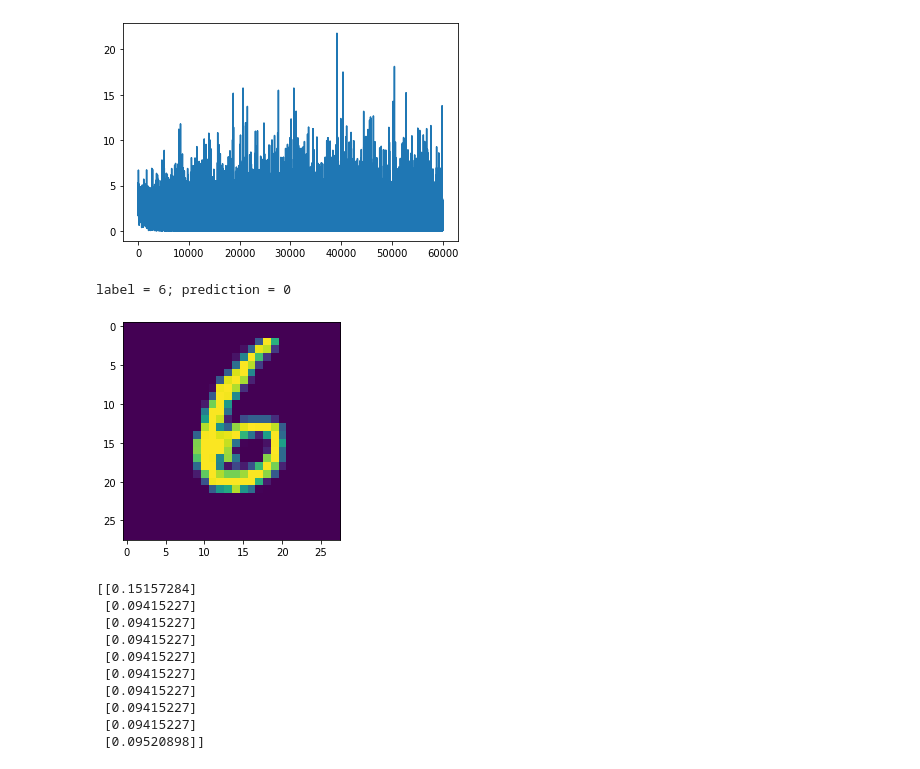
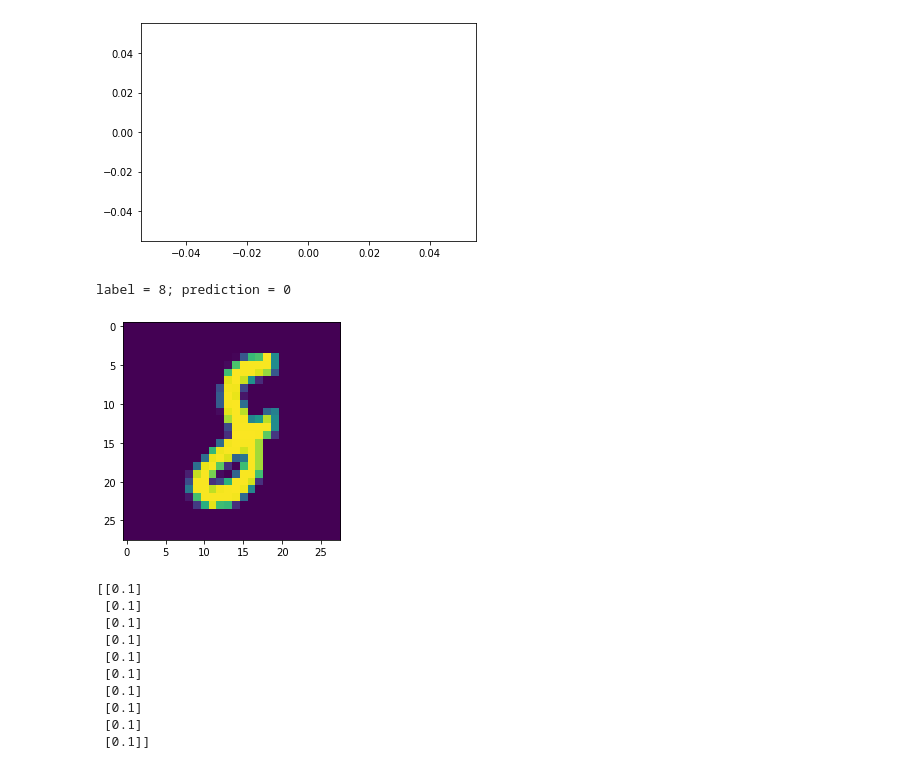
Before and after one commit to jjshoots/AI_Experiments, a Jupyter notebook: MNIST Numpy/MNIST-Numpy.ipynb, the cells around one changed output. Cells and saved outputs as stored; diff of their text form; code cells hidden in the pictures.

```diff
--- a/MNIST Numpy/MNIST-Numpy.ipynb
+++ b/MNIST Numpy/MNIST-Numpy.ipynb
@@ -13,14 +13,14 @@ train_data = np.loadtxt('mnist_train.csv', delimiter=',')
 class Linear_layer:
     def __init__(self, input_size, output_size):
         # forward pass variables
-        self.W = 0.2 * random.randn(output_size, input_size)
-        self.B = 0.2 * random.randn(output_size, 1)
+        self.W = 0.01 * random.randn(output_size, input_size)
+        self.B = 0.01 * random.randn(1)
         self.A0 = np.zeros((input_size, 1))
 
         # gradients
         self.dA = np.zeros((input_size, 1))
         self.dW = np.zeros((output_size, input_size))
-        self.dB = np.zeros((output_size, 1))
+        self.dB = np.zeros(1)
         self.dZ = np.zeros((output_size, 1))
 
     def forward(self, A0):
@@ -35,14 +35,14 @@ class Linear_layer:
 
     def backward(self, dZ):
         # compute gradients given the dZ
-        self.dB = dZ
+        self.dB = np.sum(dZ) / dZ.size
         self.dA = np.matmul(np.transpose(self.W), dZ)
         self.dW = np.matmul(dZ, np.transpose(self.A0))
 
         # return out dA (ideally to be passed to activation function's backward)
         return self.dA
 
-    def update_weights(self, lr=0.001):
+    def update_weights(self, lr=0.00):
         # update weights
         self.W -= lr * self.dW
         self.B -= lr * self.dB
@@ -80,12 +80,12 @@ class Log_loss:
 
     def forward(self, input, labels):
         # labels must be -1 to 1
-        self.loss = - (np.sum(labels * np.log(input)) + np.sum((1 - labels) * np.log(1 - input)))
+        self.loss = - np.sum(labels * np.log(input)) - (np.sum((1 - labels) * np.log(1 - input)))
         return self.loss
 
     def backward(self, input, labels):
         term1 = - labels / input
-        term2 = (1 - labels) / (1 - input)
+        term2 = + (1 - labels) / (1 - input)
 
         return term1 + term2
 # %%
@@ -114,41 +114,41 @@ for epoch in range(1):
         # generate input
         input = np.zeros((784, 1))
         input[:, 0] = vector[1:] / 255.
 
         # feedforward
         inter1 = layer1.forward(input)
         output1 = activation1.forward(inter1)
         inter2 = layer2.forward(output1)
         output2 = activation2.forward(inter2)
         prediction = output.forward(output2)
 
         # generate loss
         prediction_loss = loss.forward(prediction, label)
-        losses.append(prediction_loss)
-        # print(prediction_loss)
-
         # backward through loss
         dL = loss.backward(prediction, label)
 
         # backward through network
         dP = output.backward(dL)
         dZ2 = activation2.backward(output2, dP)
         dA2 = layer2.backward(dZ2)
         dZ1 = activation1.backward(output1, dA2)
         _ = layer1.backward(dZ1)
 
         # update weights
         layer1.update_weights()
         layer2.update_weights()
 
+        losses.append(loss)
+
 plt.plot(losses)
 plt.show()
 # %% [output]
-[figure, old version]
+[figure, new version]
 # %%
 label_prototype = np.zeros((10, 1))
 
-vector = train_data[int(random.rand(1) * 6000)]
+# grab a random instance from the list of dat
+vector = train_data[int(random.rand(1) * 60000)]
 
 # generate label
 label = label_prototype.copy()
@@ -156,7 +156,6 @@ label[int(vector[0])] = 1.
 
 # generate data vector
 data = (vector[1:] + 1e-6) / 255.
-
 
 # feedforward
 inter1 = layer1.forward(input)
@@ -170,15 +169,15 @@ plt.imshow(data.reshape((28, 28)))
 plt.show()
 print(prediction)
 # %% [output]
-label = 6; prediction = 0
+label = 8; prediction = 0
-[figure, old version]
+[figure, new version]
-[[0.15157284]
- [0.09415227]
- [0.09415227]
- [0.09415227]
- [0.09415227]
- [0.09415227]
- [0.09415227]
- [0.09415227]
- [0.09415227]
- [0.09520898]]
+[[0.1]
+ [0.1]
+ [0.1]
+ [0.1]
+ [0.1]
+ [0.1]
+ [0.1]
+ [0.1]
+ [0.1]
+ [0.1]]
```
